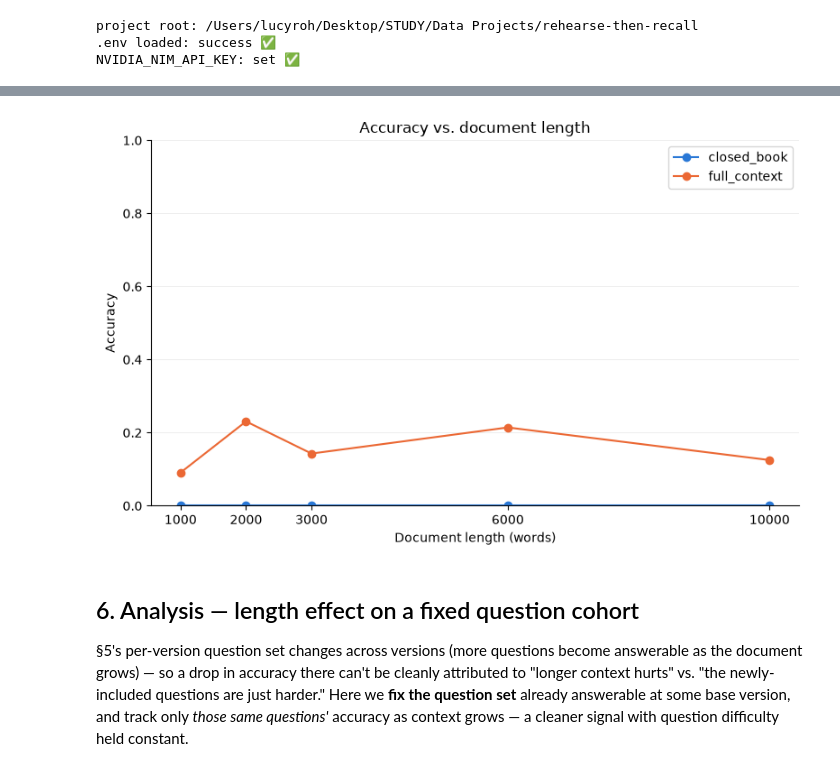
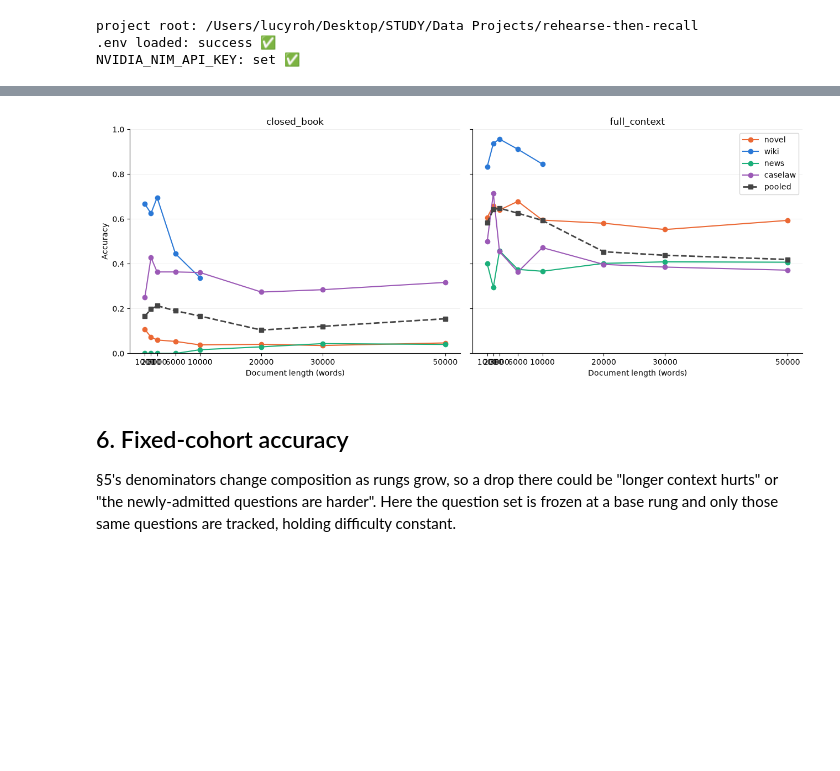
Before and after one commit to lucytheboss/rehearse-then-recall, a Jupyter notebook: notebooks/02_length_stress_test.ipynb, the cells around one changed output, grey strips where cells are left out. Saved outputs shown, nothing was run; the diff lists cells and outputs as text; code cells hidden in the pictures; blank space fills up the shorter version.

Commit message:
Add narrativeqa multi-book train corpora and refresh length-stress results

```diff
--- a/notebooks/02_length_stress_test.ipynb
+++ b/notebooks/02_length_stress_test.ipynb
@@ -283,12 +502,15 @@ total results: 136
 if results_df.empty:
     print("No results to analyze.")
 else:
-    summary = results_df.pivot_table(index="length_version", columns="condition", values="correct", aggfunc="mean")
-    summary = summary.reindex(VERSIONS)[CONDITIONS]
-    n_questions = results_df.pivot_table(index="length_version", columns="condition", values="correct", aggfunc="count")
-    n_questions = n_questions.reindex(VERSIONS)[CONDITIONS]
-    print("accuracy:")
-    print(summary)
-    print("\nn (denominator):")
-    print(n_questions)
+    for condition in CONDITIONS:
+        sub = results_df[results_df.condition == condition]
+        acc = sub.pivot_table(index="genre", columns="length_version", values="correct", aggfunc="mean")
+        acc = acc.reindex(list(GENRES))
+        acc.loc["POOLED"] = [sub[sub.length_version == v]["correct"].mean() for v in VERSIONS]
+        n = sub.pivot_table(index="genre", columns="length_version", values="correct", aggfunc="count").reindex(list(GENRES))
+        n.loc["POOLED"] = [int((sub.length_version == v).sum()) for v in VERSIONS]
+        print(f"\n=== {condition} — accuracy ===")
+        print(acc.round(3).to_string())
+        print(f"--- n ---")
+        print(n.astype("Int64").to_string())
 # %% [output]
@@ -312,31 +534,32 @@ length_version
 # %%
 if not results_df.empty:
-    CONDITION_COLORS = {"closed_book": "#2a78d6", "full_context": "#eb6834"}
+    GENRE_COLORS = {"novel": "#eb6834", "wiki": "#2a78d6", "news": "#1baf7a", "caselaw": "#9b59b6"}
 
-    fig, ax = plt.subplots(figsize=(8, 5))
-    for condition in CONDITIONS:
-        ax.plot(VERSIONS, summary[condition], marker="o", label=condition, color=CONDITION_COLORS[condition])
-    ax.set_xlabel("Document length (words)")
-    ax.set_ylabel("Accuracy")
-    ax.set_title("Accuracy vs. document length")
-    ax.set_ylim(0, 1)
-    ax.set_xticks(VERSIONS)
-    ax.spines["top"].set_visible(False)
-    ax.spines["right"].set_visible(False)
-    ax.grid(axis="y", linewidth=0.5, alpha=0.3)
-    ax.set_axisbelow(True)
-    ax.legend()
+    fig, axes = plt.subplots(1, 2, figsize=(13, 5), sharey=True)
+    for ax, condition in zip(axes, CONDITIONS):
+        sub = results_df[results_df.condition == condition]
+        for genre in GENRES:
+            series = sub[sub.genre == genre].groupby("length_version")["correct"].mean().reindex(VERSIONS)
+            ax.plot(VERSIONS, series, marker="o", label=genre, color=GENRE_COLORS[genre])
+        pooled = sub.groupby("length_version")["correct"].mean().reindex(VERSIONS)
+        ax.plot(VERSIONS, pooled, marker="s", linestyle="--", color="#444", linewidth=2, label="pooled")
+        ax.set_title(condition)
+        ax.set_xlabel("Document length (words)")
+        ax.set_xticks(VERSIONS)
+        ax.set_ylim(0, 1)
+        ax.spines[["top", "right"]].set_visible(False)
+        ax.grid(axis="y", linewidth=0.5, alpha=0.3)
+        ax.set_axisbelow(True)
+    axes[0].set_ylabel("Accuracy")
+    axes[1].legend()
     plt.tight_layout()
     plt.show()
 # %% [output]
-[figure, old version]
+[figure, new version]
 # %% [markdown]
-## 6. Analysis — length effect on a fixed question cohort
+## 6. Fixed-cohort accuracy
 
-§5's per-version question set changes across versions (more questions become
-answerable as the document grows) — so a drop in accuracy there can't be
-cleanly attributed to "longer context hurts" vs. "the newly-included
-questions are just harder." Here we **fix the question set** already
-answerable at some base version, and track only *those same questions'*
-accuracy as context grows — a cleaner signal with question difficulty held
-constant.
+§5's denominators change composition as rungs grow, so a drop there could be
+"longer context hurts" or "the newly-admitted questions are harder". Here the
+question set is frozen at a base rung and only those same questions are
+tracked, holding difficulty constant.
```
Also changed, not shown: parts of 27 cells of this notebook, 6 other files.
